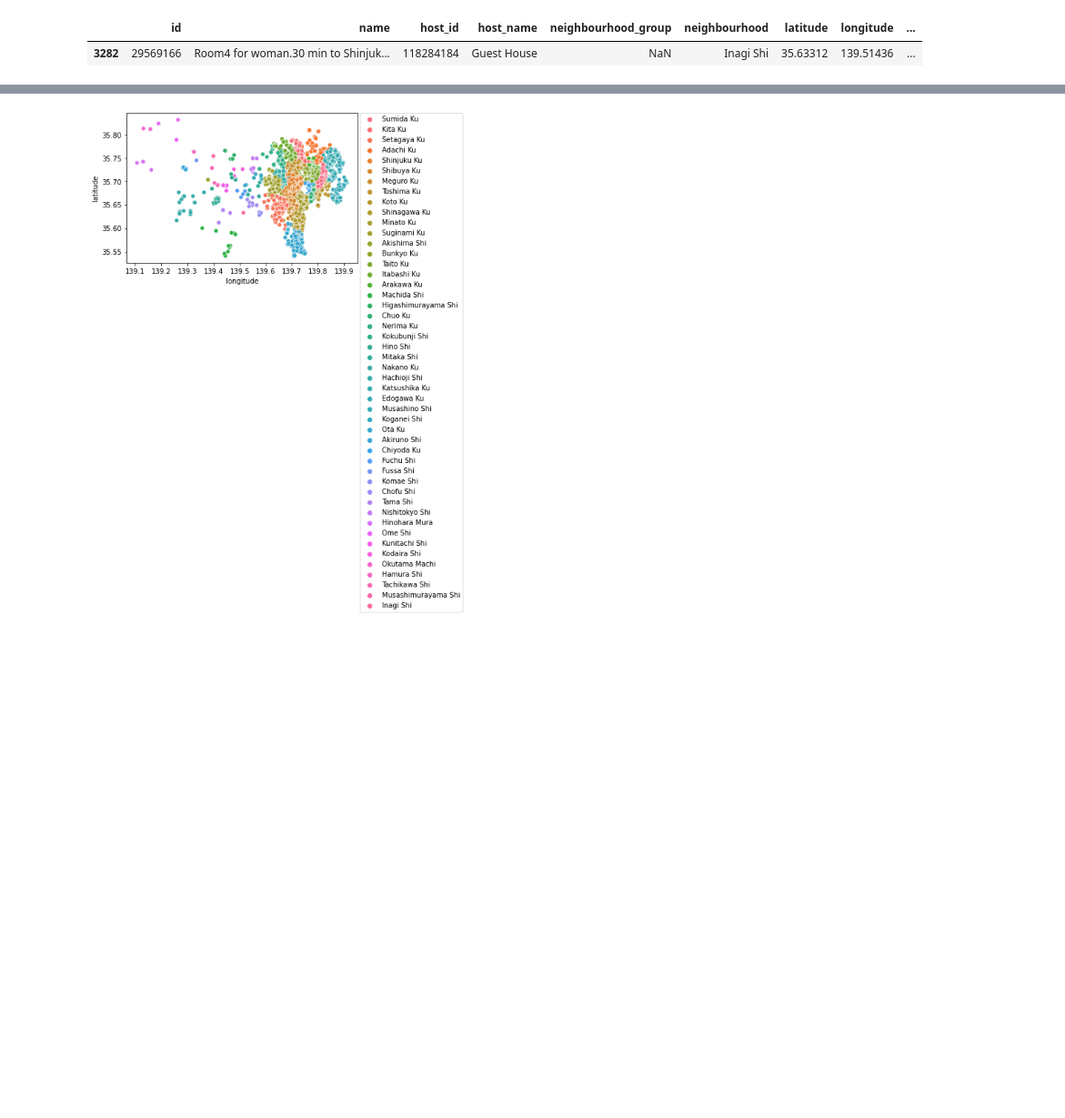
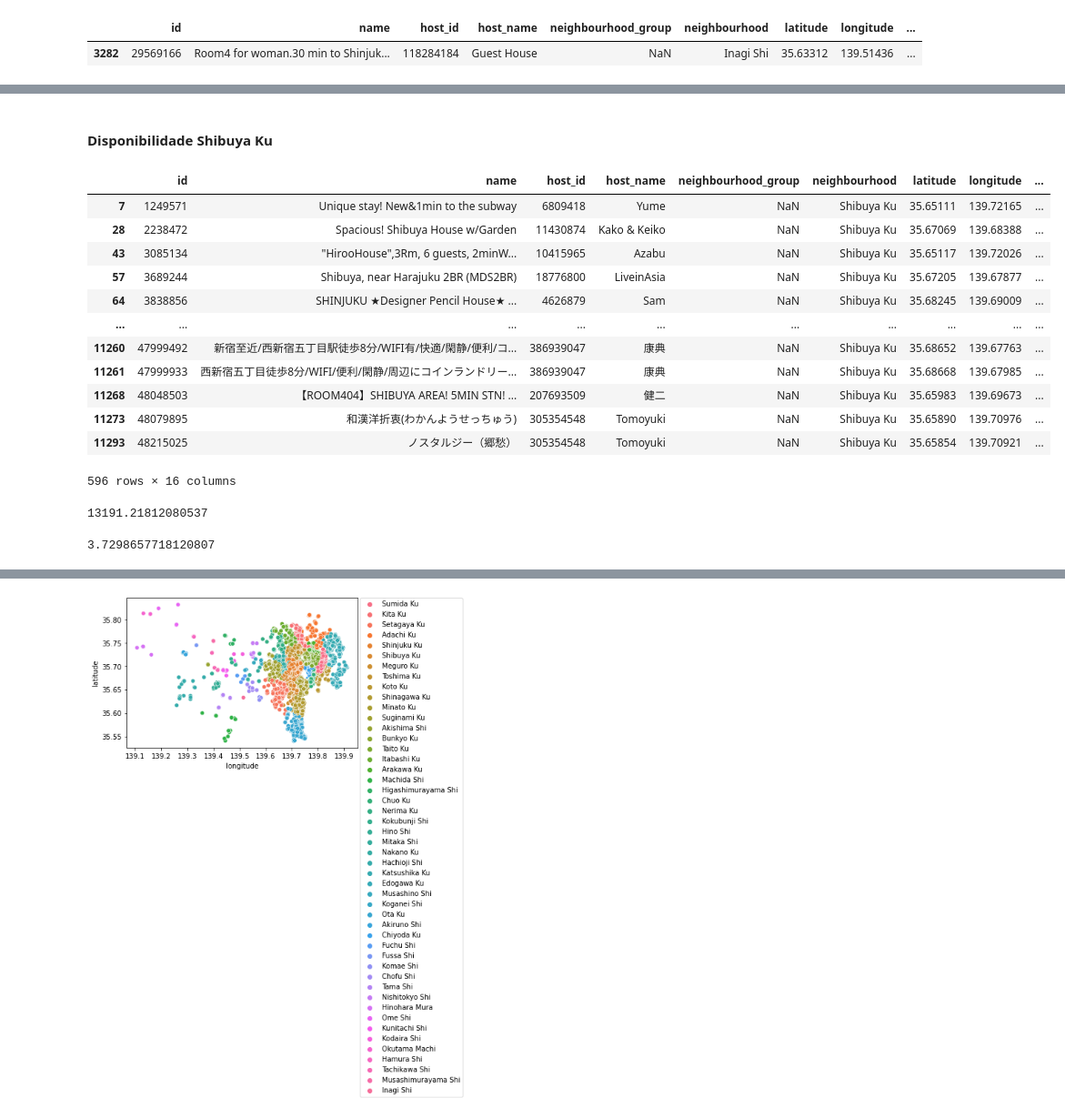
Before and after one commit to lordavalo/Portifolio, a Jupyter notebook: Tokyo.ipynb, the cells around one changed output, grey strips where cells are left out. Shown: that part at 91% size. Cells and saved outputs as stored; diff of their text form; code cells hidden in the pictures; blank space fills up the shorter version.

```diff
--- a/Tokyo.ipynb
+++ b/Tokyo.ipynb
@@ -441,0 +450,29 @@ df_clean[df_clean['neighbourhood']== 'Inagi Shi']
+# %% [markdown]
+#### Disponibilidade Shibuya Ku
+# %%
+# Maior Disponibilidade por Região (Shibuya Ku)
+df_clean.loc[(df_clean['neighbourhood'] == 'Shibuya Ku')] #& (df_clean['room_type'] == 'Entire home/apt')]
+# %% [output]
+|  | id | name | host_id | host_name | neighbourhood_group | neighbourhood | latitude | longitude | ... |
+| 7 | 1249571 | Unique stay! New&1min to the subway | 6809418 | Yume | NaN | Shibuya Ku | 35.65111 | 139.72165 | ... |
+| 28 | 2238472 | Spacious! Shibuya House w/Garden | 11430874 | Kako & Keiko | NaN | Shibuya Ku | 35.67069 | 139.68388 | ... |
+| 43 | 3085134 | "HirooHouse",3Rm, 6 guests, 2minW... | 10415965 | Azabu | NaN | Shibuya Ku | 35.65117 | 139.72026 | ... |
+| 57 | 3689244 | Shibuya, near Harajuku 2BR (MDS2BR) | 18776800 | LiveinAsia | NaN | Shibuya Ku | 35.67205 | 139.67877 | ... |
+| 64 | 3838856 | SHINJUKU ★Designer Pencil House★ ... | 4626879 | Sam | NaN | Shibuya Ku | 35.68245 | 139.69009 | ... |
+| ... | ... | ... | ... | ... | ... | ... | ... | ... | ... |
+| 11260 | 47999492 | 新宿至近/西新宿五丁目駅徒歩8分/WIFI有/快適/閑静/便利/コ... | 386939047 | 康典 | NaN | Shibuya Ku | 35.68652 | 139.67763 | ... |
+| 11261 | 47999933 | 西新宿五丁目徒歩8分/WIFI/便利/閑静/周辺にコインランドリー... | 386939047 | 康典 | NaN | Shibuya Ku | 35.68668 | 139.67985 | ... |
+| 11268 | 48048503 | 【ROOM404】SHIBUYA AREA! 5MIN STN! ... | 207693509 | 健二 | NaN | Shibuya Ku | 35.65983 | 139.69673 | ... |
+| 11273 | 48079895 | 和漢洋折衷(わかんようせっちゅう) | 305354548 | Tomoyuki | NaN | Shibuya Ku | 35.65890 | 139.70976 | ... |
+| 11293 | 48215025 | ノスタルジー（郷愁） | 305354548 | Tomoyuki | NaN | Shibuya Ku | 35.65854 | 139.70921 | ... |
+596 rows × 16 columns
+# %%
+#media de preço
+df_clean.loc[(df_clean['neighbourhood'] == 'Shibuya Ku')].mean().price
+# %% [output]
+13191.21812080537
+# %%
+#Média de Diárias (minimum_nights)
+df_clean.loc[(df_clean['neighbourhood'] == 'Shibuya Ku')].mean().minimum_nights
+# %% [output]
+3.7298657718120807
```
Also changed, not shown: parts of 11 cells of this notebook.
